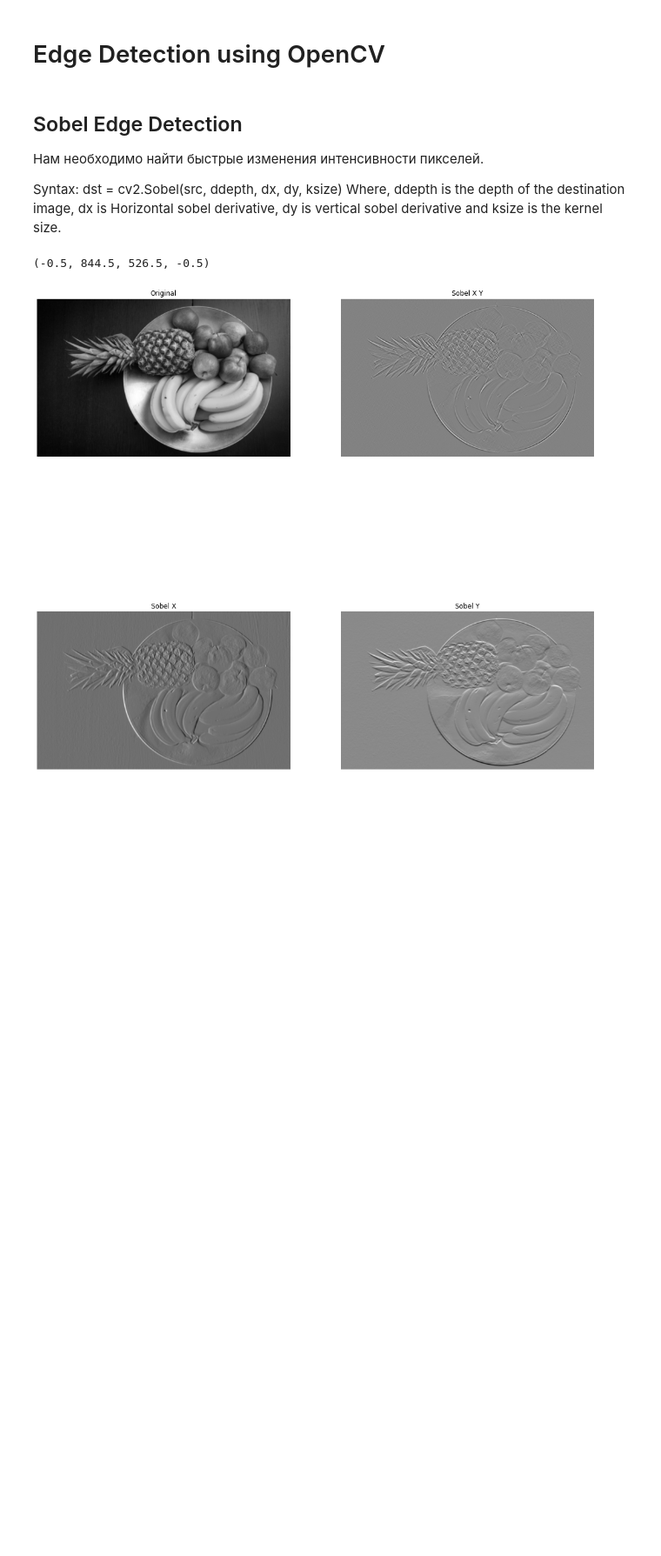
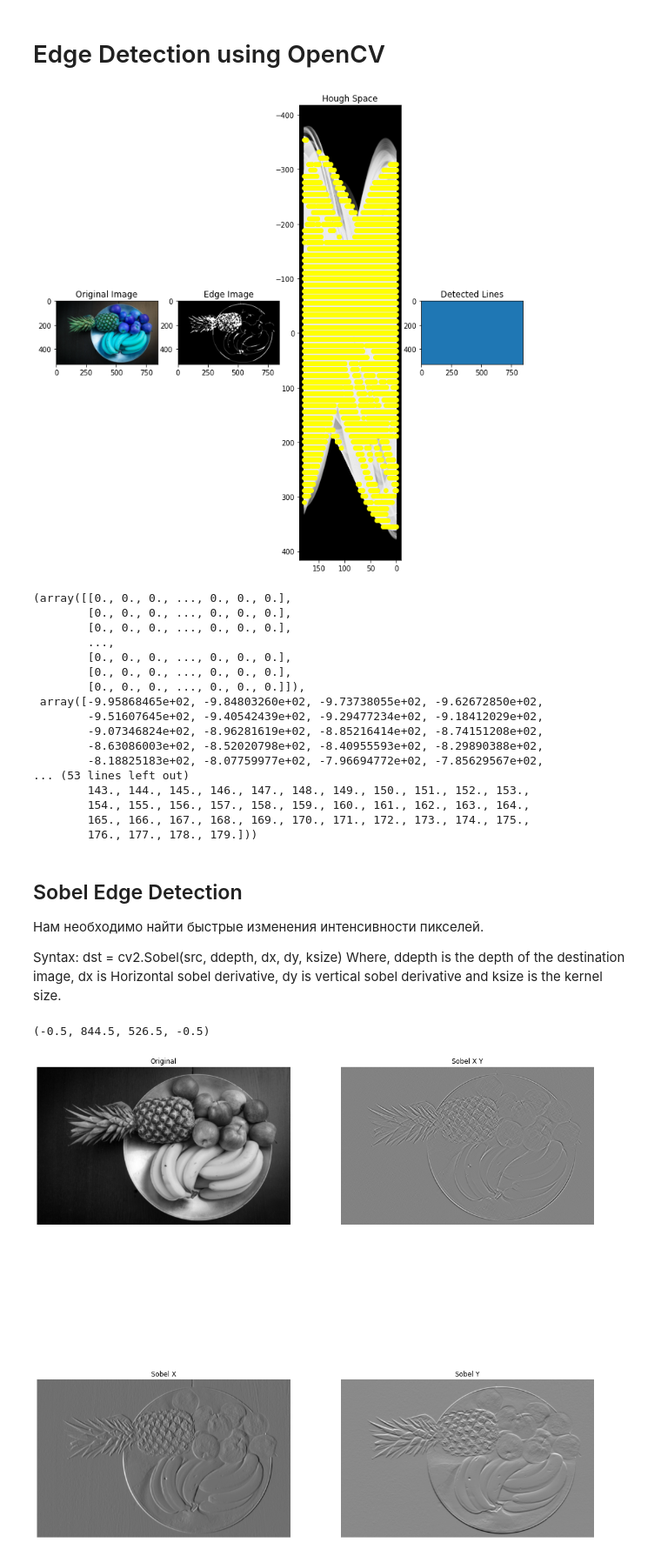
Before and after one commit to alexander-toschev/cv-course, a Jupyter notebook: FD_Line_Detection_Hough.ipynb, the cells around one changed output. Shown at 87% size. Saved outputs shown, nothing was run; the diff lists cells and outputs as text; code cells hidden in the pictures; blank space fills up the shorter version.

```diff
--- a/FD_Line_Detection_Hough.ipynb
+++ b/FD_Line_Detection_Hough.ipynb
@@ -90,3 +82,38 @@ img = cv2.GaussianBlur(img_gray,(3,3),0)
+# %%
+img = cv2.imread('test.jpg')
+edge_image = cv2.cvtColor(img, cv2.COLOR_BGR2GRAY)
+edge_image = cv2.GaussianBlur(edge_image, (3, 3), 1)
+edge_image = cv2.Canny(edge_image, 100, 200)
+edge_image = cv2.dilate(
+        edge_image,
+        cv2.getStructuringElement(cv2.MORPH_RECT, (5, 5)),
+        iterations=1
+)
+edge_image = cv2.erode(
+        edge_image,
+        cv2.getStructuringElement(cv2.MORPH_RECT, (5, 5)),
+        iterations=1
+)
+line_detection_non_vectorized(img, edge_image)
+# %% [output]
+[figure, added]
+(array([[0., 0., 0., ..., 0., 0., 0.],
+        [0., 0., 0., ..., 0., 0., 0.],
+        [0., 0., 0., ..., 0., 0., 0.],
+        ...,
+        [0., 0., 0., ..., 0., 0., 0.],
+        [0., 0., 0., ..., 0., 0., 0.],
+        [0., 0., 0., ..., 0., 0., 0.]]),
+ array([-9.95868465e+02, -9.84803260e+02, -9.73738055e+02, -9.62672850e+02,
+        -9.51607645e+02, -9.40542439e+02, -9.29477234e+02, -9.18412029e+02,
+        -9.07346824e+02, -8.96281619e+02, -8.85216414e+02, -8.74151208e+02,
+        -8.63086003e+02, -8.52020798e+02, -8.40955593e+02, -8.29890388e+02,
+        -8.18825183e+02, -8.07759977e+02, -7.96694772e+02, -7.85629567e+02,
+... (53 lines left out)
+        143., 144., 145., 146., 147., 148., 149., 150., 151., 152., 153.,
+        154., 155., 156., 157., 158., 159., 160., 161., 162., 163., 164.,
+        165., 166., 167., 168., 169., 170., 171., 172., 173., 174., 175.,
+        176., 177., 178., 179.]))
 # %% [markdown]
 ## Sobel Edge Detection
 
```
Also changed, not shown: parts of 3 cells of this notebook.
